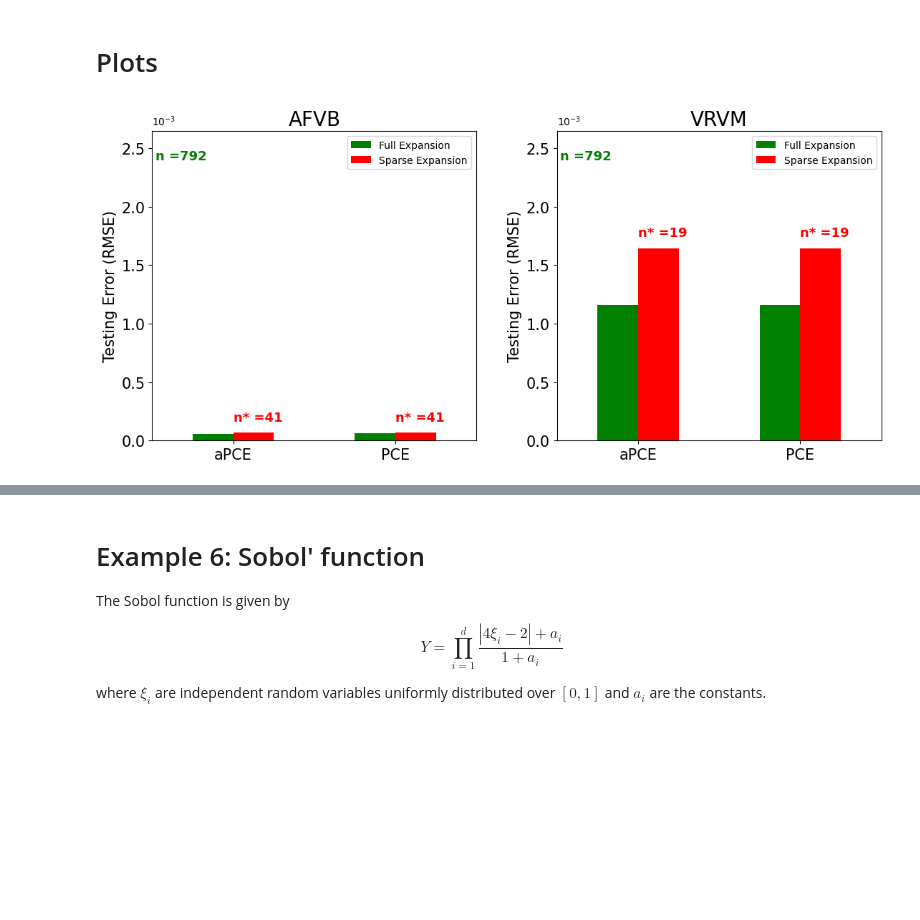
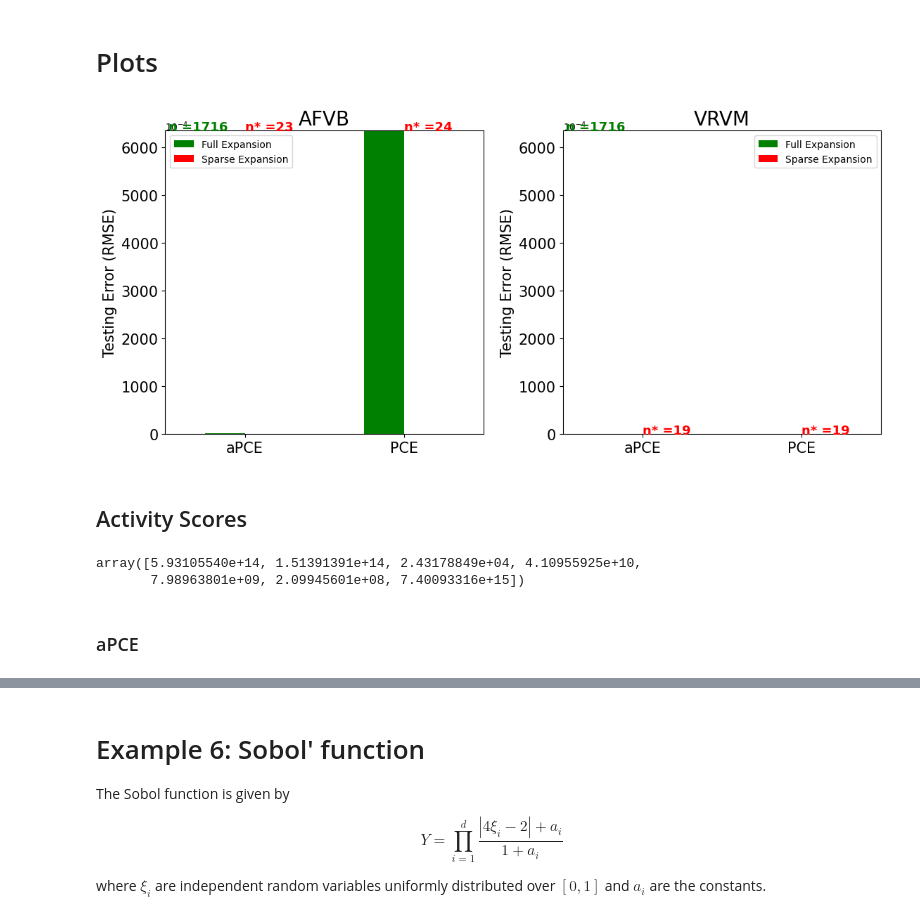
Before and after one commit to IsabelCoronaGuevara/CUDenver-Thesis, a Jupyter notebook: Results_aPCE_SparseBayesianLearning.ipynb, the cells around one changed output, grey strips where cells are left out. Cells and saved outputs as stored; diff of their text form; code cells hidden in the pictures; blank space fills up the shorter version.

```diff
--- a/Results_aPCE_SparseBayesianLearning.ipynb
+++ b/Results_aPCE_SparseBayesianLearning.ipynb
@@ -1260,3 +2780,3 @@ Sobol_MC_Cantilever = MC_Sobol(Cantilever_Function, dataA, dataB)
 # %%
-Error_AFVB_Cantilever, GSA_AFVB_Cantilever, mod_AFVB_Cantilever, V_AFVB_Cantilever = Results(Cantilever_Function, X_train, X_test,
+Error_AFVB_Cantilever, GSA_AFVB_Cantilever, mod_AFVB_Cantilever, V_AFVB_Cantilever = Results(X_train, X_test, Y_train, Y_test,
         AFVB_PCE(basis_aPCE, p, A_0, B_0, C_0, D_0, T_ell, e), idx)
@@ -1263,3 +2881,3 @@ Error_AFVB_Cantilever, GSA_AFVB_Cantilever, mod_AFVB_Cantilever, V_AFVB_Cantilev
 # %%
-Error_AFVB_PCE_Cantilever, GSA_AFVB_PCE_Cantilever, mod_AFVB_PCE_Cantilever, V_AFVB_PCE_Cantilever = Results(Cantilever_Function, X_train, X_test,
+Error_AFVB_PCE_Cantilever, GSA_AFVB_PCE_Cantilever, mod_AFVB_PCE_Cantilever, V_AFVB_PCE_Cantilever = Results(X_train, X_test, Y_train, Y_test,
         AFVB_PCE(basis_PCE_Cantilever, p, A_0, B_0, C_0, D_0, T_ell, e), idx)
@@ -1272,17 +2895,19 @@ b_0 = 1.0
 data={'xi': X_train}
 data['y'] = Cantilever_Function(X_train).reshape(N_train)
 # %%
-Error_VRVM_Cantilever, GSA_VRVM_Cantilever, mod_VRVM_Cantilever, V_VRVM_Cantilever = Results(Cantilever_Function, data['xi'], X_test,
-        SparseVariationalOptimizer(basis_aPCE, p, 1e-6, 1e-6, 1e-6, 1e-6, a_0, b_0), idx)
+Error_VRVM_Cantilever, GSA_VRVM_Cantilever, mod_VRVM_Cantilever, V_VRVM_Cantilever = Results(data['xi'], X_test, Y_train, Y_test,
+        SparseVariationalOptimizer(basis_aPCE, p, 1e-7, 1e-7, 1e-7, 1e-7, a_0, b_0), idx)
 # %%
-Error_VRVM_PCE_Cantilever, GSA_VRVM_PCE_Cantilever, mod_VRVM_PCE_Cantilever, V_VRVM_Cantilever = Results(Cantilever_Function, data['xi'], X_test,
-        SparseVariationalOptimizer(basis_PCE_Cantilever, p, 1e-6, 1e-6, 1e-6, 1e-6, a_0, b_0), idx)
+Error_VRVM_PCE_Cantilever, GSA_VRVM_PCE_Cantilever, mod_VRVM_PCE_Cantilever, V_VRVM_Cantilever = Results(data['xi'], X_test, Y_train, Y_test,
+        SparseVariationalOptimizer(basis_PCE_Cantilever, p, 1e-8, 1e-8, 1e-8, 1e-8, a_0, b_0), idx)
 # %% [markdown]
 # Plots
 # %%
 plot_Error(Error_AFVB_Cantilever, Error_AFVB_PCE_Cantilever,
            Error_VRVM_Cantilever, Error_VRVM_PCE_Cantilever,
-           1000, '$10^{-3}$', mod_AFVB_Cantilever.n)
+           10000, '$10^{-4}$', mod_AFVB_Cantilever.n)
 #plt.savefig(wd + '/RMSE_Cantilever.png')
 # %% [output]
-[figure, old version]
+[figure, new version]
+# %% [markdown]
+## Activity Scores
@@ -1288,0 +2965,7 @@ plot_Error(Error_AFVB_Cantilever, Error_AFVB_PCE_Cantilever,
+# %%
+alpha_Cantilever
+# %% [output]
+array([5.93105540e+14, 1.51391391e+14, 2.43178849e+04, 4.10955925e+10,
+       7.98963801e+09, 2.09945601e+08, 7.40093316e+15])
+# %% [markdown]
+### aPCE
```
Also changed, not shown: parts of 244 cells of this notebook.
